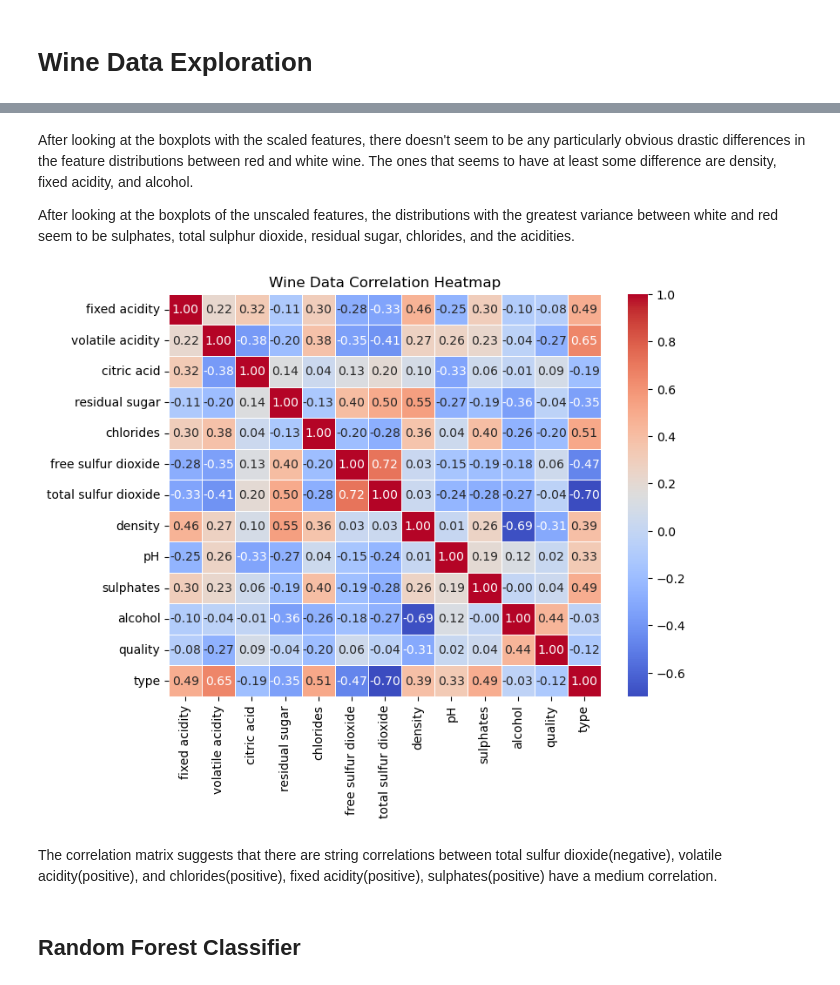
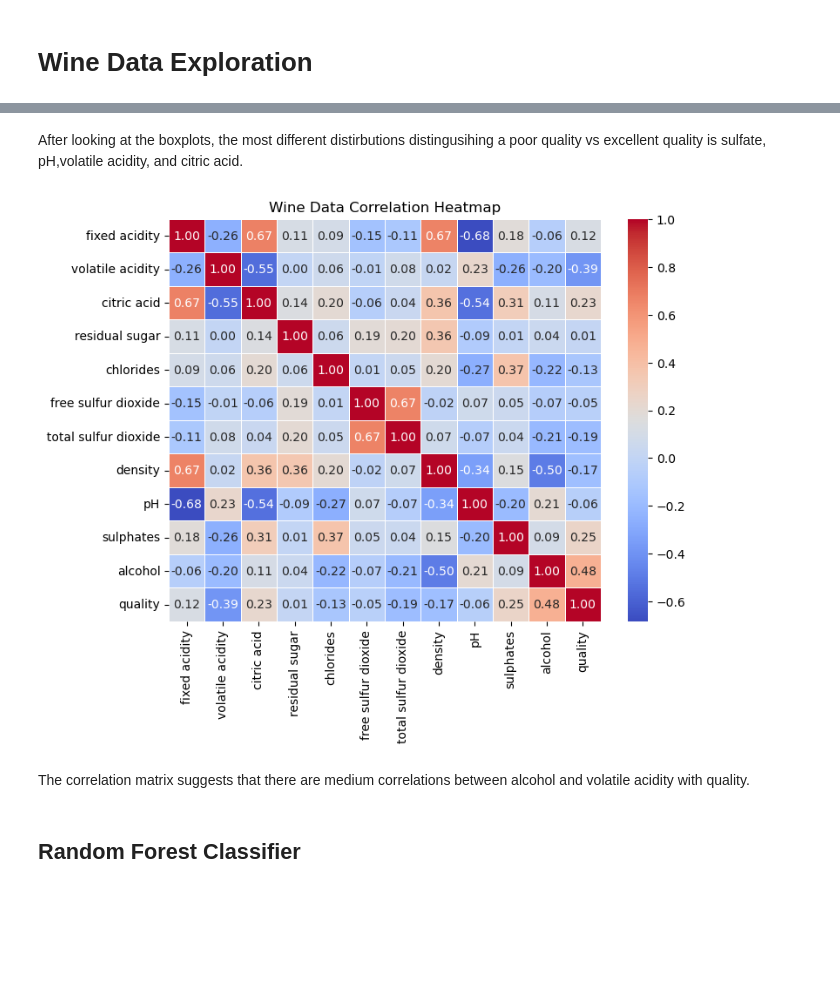
Before and after one commit to sastadlan/417-final-project, a Jupyter notebook: Wine_Quality.ipynb, the cells around one changed output, grey strips where cells are left out. Drawn from its saved outputs; the diff is of its cells as text; code cells hidden in the pictures; blank space fills up the shorter version.

```diff
--- a/Wine_Quality.ipynb
+++ b/Wine_Quality.ipynb
@@ -35,11 +30,3 @@ red.head()
 | 2 | 7.8 | 0.76 | 0.04 | 2.3 | 0.092 | 15.0 | ... |
 | 3 | 11.2 | 0.28 | 0.56 | 1.9 | 0.075 | 17.0 | ... |
 | 4 | 7.4 | 0.70 | 0.00 | 1.9 | 0.076 | 11.0 | ... |
-# %%
-# add column for type of wine: white = 0 and red = 1
-red['type'] = np.ones(red.shape[0])
-white['type'] = np.zeros(white.shape[0])
-
-#stack the dataframes into one dataset
-wine = pd.concat([white, red], axis = 0)
-wine
@@ -136,18 +85,16 @@ plt.show()
 # %% [markdown]
-After looking at the boxplots with the scaled features, there doesn't seem to be any particularly obvious drastic differences in the feature distributions between red and white wine. The ones that seems to have at least some difference are density, fixed acidity, and alcohol.
-
-After looking at the boxplots of the unscaled features, the distributions with the greatest variance between white and red seem to be sulphates, total sulphur dioxide, residual sugar, chlorides, and the acidities.
+After looking at the boxplots, the most different distirbutions distingusihing a poor quality vs excellent quality is sulfate, pH,volatile acidity, and citric acid.
 # %%
-matrix = wine.corr()
+matrix = red.corr()
 
 plt.figure(figsize=(8,6))
 sns.heatmap(matrix, annot=True, cmap="coolwarm", fmt=".2f", linewidths=0.5)
 plt.title("Wine Data Correlation Heatmap")
 plt.show()
 # %% [output]
-[figure, old version]
+[figure, new version]
 # %% [markdown]
-The correlation matrix suggests that there are string correlations between total sulfur dioxide(negative), volatile acidity(positive), and chlorides(positive), fixed acidity(positive), sulphates(positive) have a medium correlation.
+The correlation matrix suggests that there are medium correlations between alcohol and volatile acidity with quality.
 # %% [markdown]
 ## Random Forest Classifier
 # %%
```
Also changed, not shown: parts of 34 cells of this notebook.
